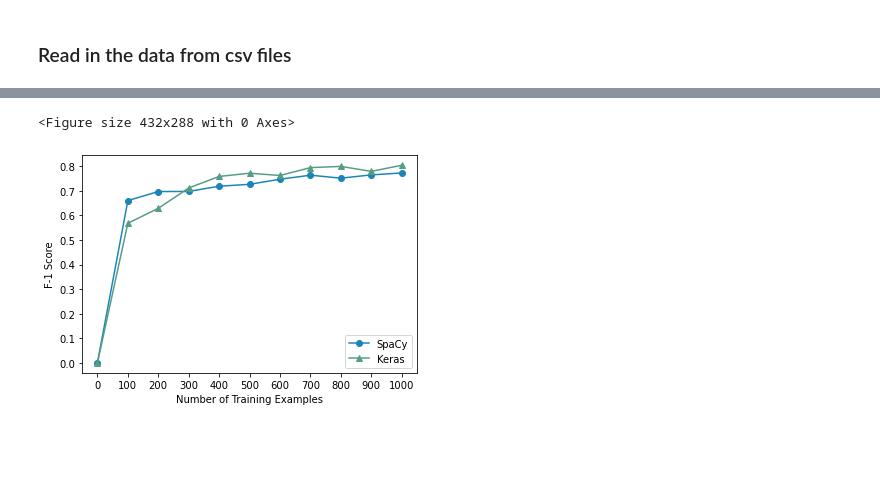
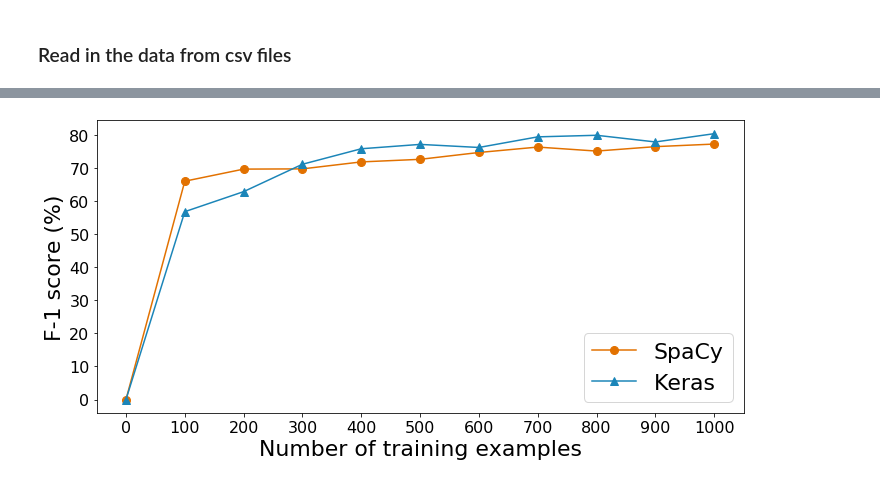
Before and after one commit to globus-labs/covid-nlp, a Jupyter notebook: drug-ner/drug-ner-results/figures/figures.ipynb, the cells around one changed output, grey strips where cells are left out. Cells and saved outputs as stored; diff of their text form; code cells hidden in the pictures; blank space fills up the shorter version.

```diff
--- a/drug-ner/drug-ner-results/figures/figures.ipynb
+++ b/drug-ner/drug-ner-results/figures/figures.ipynb
@@ -47,3 +45,2 @@ plt.show()
 # %%
-df = pd.read_csv("./num_of_eg.csv", index_col="Number of Training Examples")
-df
+df2 = pd.read_csv("./num_of_eg.csv", index_col="Number of Training Examples")
@@ -64,16 +47,20 @@ df
-# %%
-plt.figure()
-ax = df.plot(style=['o-', '^-'])
-colors = ['#1b85b8', '#559e83']
-for i, line in enumerate(ax.get_lines()):
-    line.set_color(colors[i])
-plt.legend(loc='best')
-plt.xticks(np.arange(0, 1001,100))
-plt.yticks(np.arange(0, 0.9, 0.1))
-plt.ylabel('F-1 Score')
-plt.savefig('./num_of_eg.pdf') # must save before calling `show()` as that would create a new figure
-plt.show()
-# %% [output]
-<Figure size 432x288 with 0 Axes>
-[figure, removed]
+# %%
+plt.figure(figsize=(XS2, YS))
+
+cols   = df2.columns
+styles = ['o-', '^-']
+
+for (col, style, color) in zip(cols, styles, colors):
+    plt.plot(df2[col]*100, style, color=color, label=col, markersize=MARKER)
+
+plt.xticks(np.arange(0, 1001,100), fontsize=SMALLER)
+plt.yticks(np.arange(0, 90, 10), fontsize=SMALLER)
+plt.ylabel('F-1 score (%)', fontsize=BIGGER)
+plt.xlabel('Number of training examples', fontsize=BIGGER)
+plt.legend(loc='best', fontsize=BIGGER)
+plt.tight_layout()
+plt.savefig('./num_of_eg.pdf')
+plt.show()
+# %% [output]
+[figure, added]
 # %%
```
Also changed, not shown: parts of 21 cells of this notebook, 2 other files.
